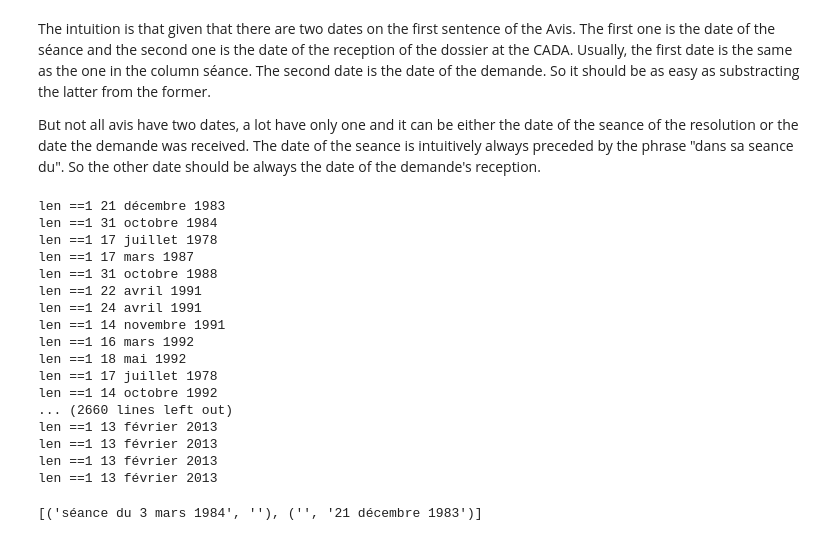
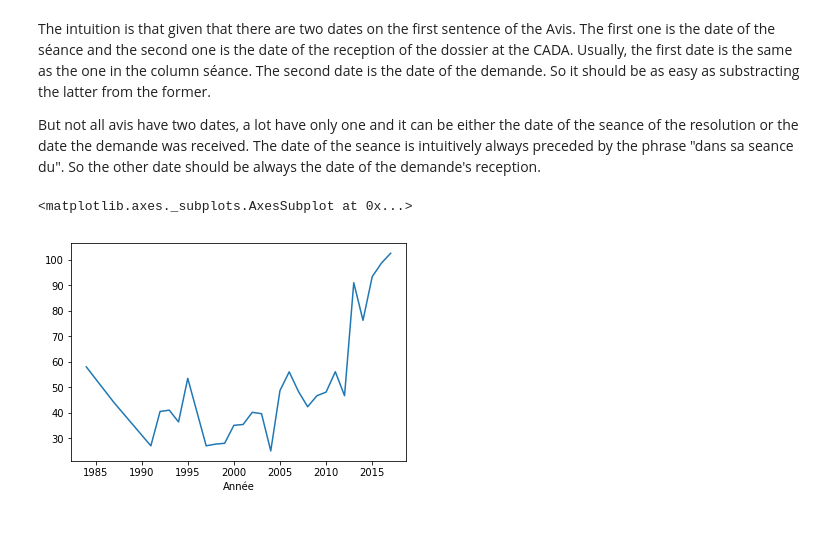
Before and after one commit to etalab/cada_explore, a Jupyter notebook: notebook/cada_explore.ipynb, the cells around one changed output. Cells and saved outputs as stored; diff of their text form; code cells hidden in the pictures.

Commit message:
With delta of dates (treated - received)

```diff
--- a/notebook/cada_explore.ipynb
+++ b/notebook/cada_explore.ipynb
@@ -149,27 +137,5 @@ def get_dates_avis(text_lines):
 # %%
 # giant_regex = r'(séance\sdu\s[0-9][0-9]?\s\w+\s[0-9]{,4})|([0-9][0-9]?\s\w+\s[0-9]{4})'
-df["Avis_dates"] = df.loc[df["Type"]=="Avis"]["Avis_splitted"].dropna().apply(lambda x: get_dates_avis(x))
+df["Avis_splitted"] = df["Avis"].dropna().apply(lambda x: x.split("\n"))
+
+df["Avis_dates"] = df.loc[df["Type"]=="Avis"]["Avis_splitted"].dropna().apply(lambda x: get_avis_regex(x))
-# %% [output]
-len ==1 21 décembre 1983
-len ==1 31 octobre 1984
-len ==1 17 juillet 1978
-len ==1 17 mars 1987
-len ==1 31 octobre 1988
-len ==1 22 avril 1991
-len ==1 24 avril 1991
-len ==1 14 novembre 1991
-len ==1 16 mars 1992
-len ==1 18 mai 1992
-len ==1 17 juillet 1978
-len ==1 14 octobre 1992
-... (2660 lines left out)
-len ==1 13 février 2013
-len ==1 13 février 2013
-len ==1 13 février 2013
-len ==1 13 février 2013
-# %%
-
-test = df["Avis_splitted"].iloc[0][0]
-re.findall(r'(séance\sdu\s[0-9][0-9]?\s\w+\s[0-9]{,4})|([0-9][0-9]?\s\w+\s[0-9]{4})', test)
-# %% [output]
-[('séance du 3 mars 1984', ''), ('', '21 décembre 1983')]
@@ -176,3 +150,8 @@ re.findall(r'(séance\sdu\s[0-9][0-9]?\s\w+\s[0-9]{,4})|([0-9][0-9]?\s\w+\s[0-9]
+# %%
+df.dropna().groupby(["Année", "delta_dates"], as_index=False).mean().groupby("Année")["delta_dates"].mean().plot()
+# %% [output]
+<matplotlib.axes._subplots.AxesSubplot at 0x...>
+[figure, added]
 # %%
 pd.set_option('display.max_colwidth', 0)
 df[["Type", "Avis", "Avis_dates"]].dropna()
```
Also changed, not shown: parts of 9 cells of this notebook.
